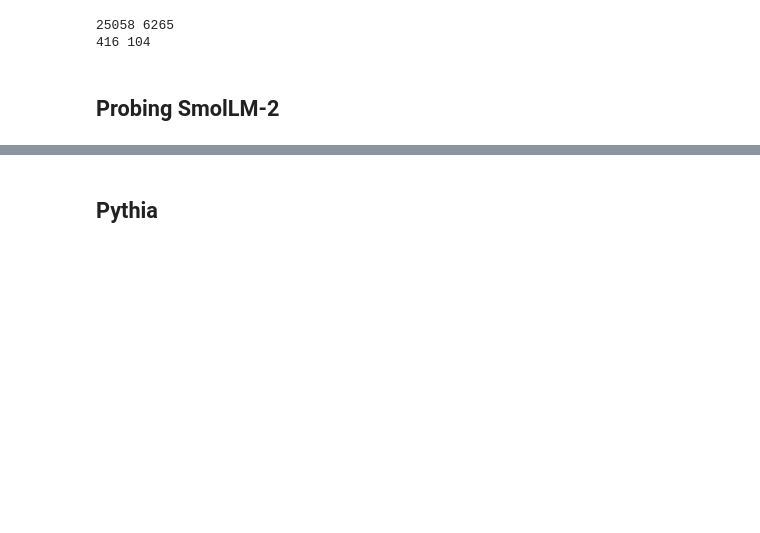
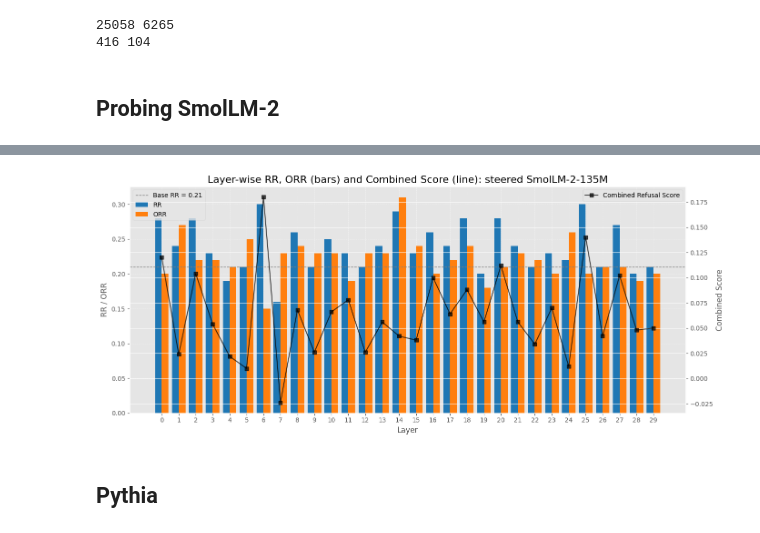
Before and after one commit to MisterXY89/sae-refusal-eval, a Jupyter notebook: src/probing-models.ipynb, the cells around one changed output, grey strips where cells are left out. Saved outputs shown, nothing was run; the diff lists cells and outputs as text; code cells hidden in the pictures; blank space fills up the shorter version.

Commit message:
layer probing meth update

```diff
--- a/src/probing-models.ipynb
+++ b/src/probing-models.ipynb
@@ -216,0 +367,12 @@ else:
+# %%
+a = 0.8
+
+# Compute combined score and sort
+ranked = sorted(
+    [
+        (l, f1, rr, orr, rr_2, orr_2, combined_refusal(rr, orr, a), combined_refusal(rr_2, orr_2, a))
+         for (l, f1, rr, orr, rr_2, orr_2) in results
+    ],
+    key=lambda x: x[6],  # sort by combined score
+    reverse=True
+)
@@ -217,3 +426,57 @@ else:
+# %%
+df = pd.DataFrame(
+    ranked,
+    columns=["layer", "f1", "rr", "orr", "rr_2", "orr_2", "score", "score_2"]
+)
+df = df.sort_values(by=["layer"])
+df.to_csv(f"./results/layer-probing/{MODEL_NAME.split('/')[1]}-refusal.csv", index=False)
+# %%
+# Apply ggplot theme
+plt.style.use('ggplot')
+
+# Set up color palette
+colors = sns.color_palette("tab10", 3)
+rr_color, orr_color, score_color = colors
+score_color = "black"  # Override for combined score
+
+# Define base refusal score for vertical reference line
+base_rr = 0.21
+
+# Create figure and axes
+fig, ax1 = plt.subplots(figsize=(14, 6))
+bar_width = 0.4
+
+# Bar plots for RR and ORR
+ax1.bar(df["layer"] - bar_width/2, df["rr"], width=bar_width, label="RR", color=rr_color)
+ax1.bar(df["layer"] + bar_width/2, df["orr"], width=bar_width, label="ORR", color=orr_color)
+
+# Draw horizontal line for base RR
+ax1.axhline(y=base_rr, color="gray", linestyle="--", linewidth=1, label=f"Base RR = {base_rr:.2f}")
+
+# Axis 1 styling
+ax1.set_xlabel("Layer", fontsize=12)
+ax1.set_ylabel("RR / ORR", fontsize=12)
+ax1.tick_params(axis='y')
+ax1.grid(True, linestyle='--', linewidth=0.5, alpha=0.6)
+ax1.legend(loc="upper left", fontsize=10)
+
+# Secondary y-axis for Combined Score
+ax2 = ax1.twinx()
+ax2.plot(df["layer"], df["score"],
+         marker='s', color=score_color, label="Combined Refusal Score",
+         linewidth=1.5, alpha=0.7
+)
+ax2.set_ylabel("Combined Score", fontsize=12)
+ax2.tick_params(axis='y')
+ax2.legend(loc="upper right", fontsize=10)
+
+# Title and layout
+plt.title("Layer-wise RR, ORR (bars) and Combined Score (line): steered SmolLM-2-135M", fontsize=16)
+plt.xticks(df["layer"])
+plt.tight_layout()
+plt.show()
+# %% [output]
+[figure, added]
 # %% [markdown]
 ## Pythia
 # %%
```
Also changed, not shown: parts of 14 cells of this notebook, 1 other file.
